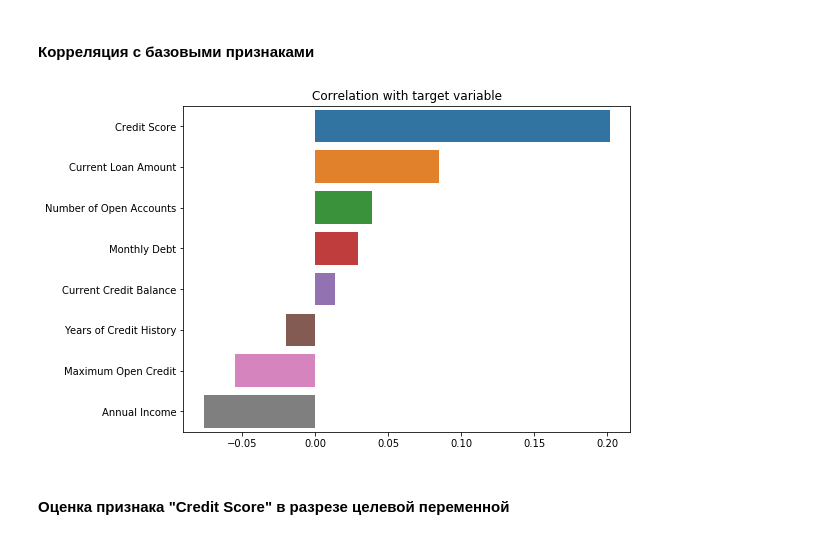
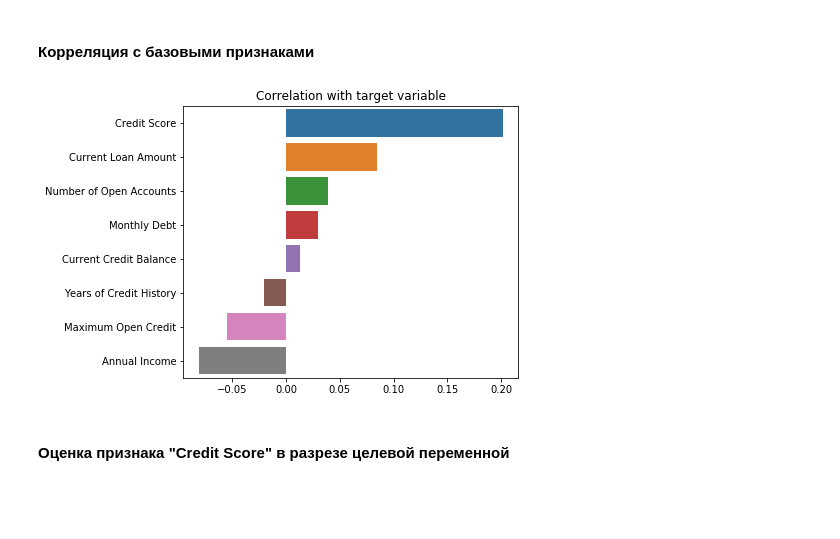
Before and after one commit to TataMoskovkina/GeekUniversity, a Jupyter notebook: Python для Data Science vol2/NMoskovkina_solution.ipynb, the cells around one changed output. Saved outputs shown, nothing was run; the diff lists cells and outputs as text; code cells hidden in the pictures; blank space fills up the shorter version.

```diff
--- a/Python для Data Science vol2/NMoskovkina_solution.ipynb
+++ b/Python для Data Science vol2/NMoskovkina_solution.ipynb
@@ -386,7 +429,0 @@ df_train.loc[df_train['Years in current job'] == '5.0 years', 'Years in current
-# %%
-df_train.loc[df_train['Purpose'] == 'renewable energy', 'Purpose'] = 'other'
-df_train.loc[df_train['Purpose'] == 'vacation', 'Purpose'] = 'other'
-df_train.loc[df_train['Purpose'] == 'educational expenses', 'Purpose'] = 'other'
-df_train.loc[df_train['Purpose'] == 'moving', 'Purpose'] = 'other'
-df_train.loc[df_train['Purpose'] == 'wedding', 'Purpose'] = 'other'
-df_train['Purpose'].value_counts()
@@ -405,7 +430,8 @@ Name: Purpose, dtype: int64
 # %% [markdown]
 ##### Tax Liens
 # %%
-df_train.loc[(df_train['Tax Liens'] == 7) | (df_train['Tax Liens'] == 6) | (df_train['Tax Liens'] == 5), 'Tax Liens'] = 4
+df_train.loc[(df_train['Tax Liens'] == 7) | (df_train['Tax Liens'] == 6) | (df_train['Tax Liens'] == 5)
+             | (df_train['Tax Liens'] == 4), 'Tax Liens'] = 3
 df_train['Tax Liens'].value_counts()
 # %% [output]
 0.0    7366
@@ -549,6 +574,3 @@ def cred_st_dm(df):
 df_train = cred_st_dm(df_train)
 # %% [markdown]
 #### Id
-# %%
-df_train['Id'] = df_train.index.tolist()
-df_train.info()
@@ -591,0 +577,7 @@ df_train = nom_to_cat(df_train)
+# %%
+def get_id(df):
+    df['Id'] = df.index.tolist()
+
+    return df
+
+df_train = get_id(df_train)
@@ -625,14 +635,14 @@ plt.show()
 # %%
 corr_with_target = df_train[BASE_FEATURE_NAMES + [TARGET_NAME]].corr().iloc[:-1, -1].sort_values(ascending=False)
 
-plt.figure(figsize=(8, 6))
+plt.figure(figsize=(6, 5))
 
 sns.barplot(x=corr_with_target.values, y=corr_with_target.index)
 
 plt.title('Correlation with target variable')
 plt.show()
 # %% [output]
-[figure, old version]
+[figure, new version]
 # %% [markdown]
 #### Оценка признака "Credit Score" в разрезе целевой переменной
 # %%
```
Also changed, not shown: parts of 65 cells of this notebook.
